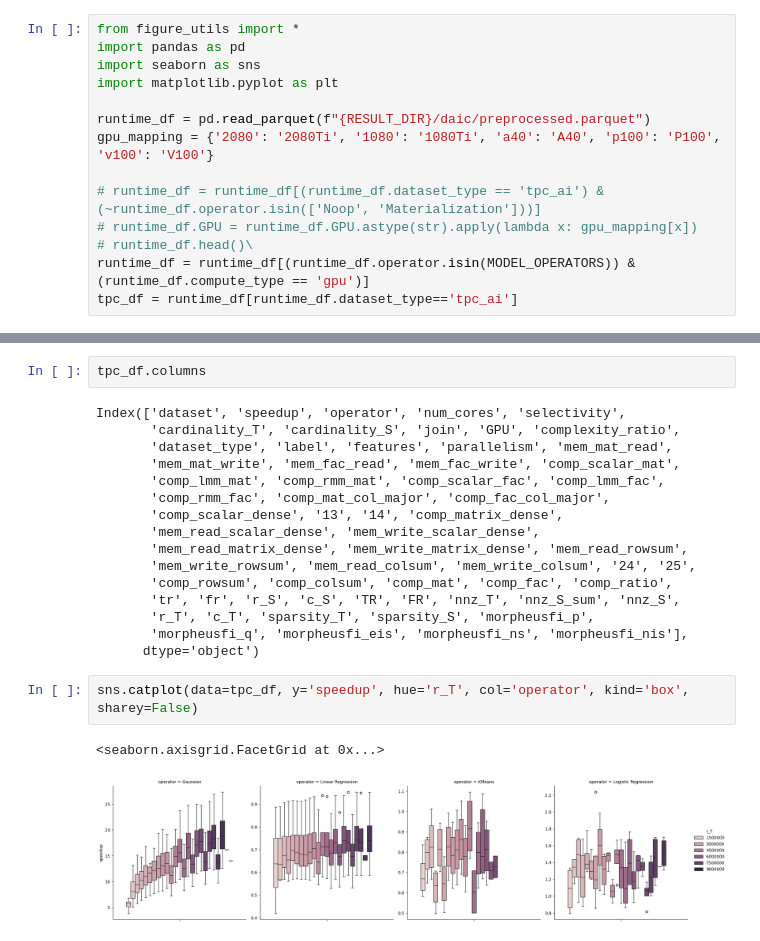
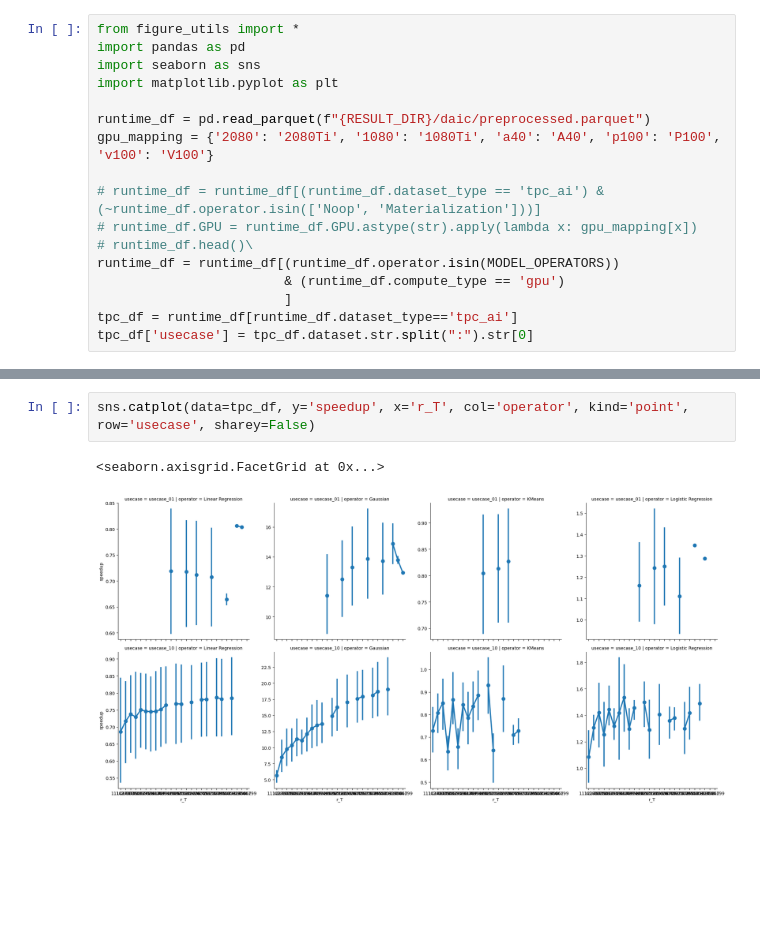
Before and after one commit to ptemarvelde/msc-thesis-figures, a Jupyter notebook: cost-estimation/tpc.ipynb, the cells around one changed output, grey strips where cells are left out. Cells and saved outputs as stored; diff of their text form; blank space fills up the shorter version.

Commit message:
more updates to copm ratio perf ratio motivation figure

```diff
--- a/cost-estimation/tpc.ipynb
+++ b/cost-estimation/tpc.ipynb
@@ -10,8 +10,11 @@ gpu_mapping = {'2080': '2080Ti', '1080': '1080Ti', 'a40': 'A40', 'p100': 'P100',
 # runtime_df = runtime_df[(runtime_df.dataset_type == 'tpc_ai') & (~runtime_df.operator.isin(['Noop', 'Materialization']))]
 # runtime_df.GPU = runtime_df.GPU.astype(str).apply(lambda x: gpu_mapping[x])
 # runtime_df.head()\
-runtime_df = runtime_df[(runtime_df.operator.isin(MODEL_OPERATORS)) & (runtime_df.compute_type == 'gpu')]
+runtime_df = runtime_df[(runtime_df.operator.isin(MODEL_OPERATORS))
+                        & (runtime_df.compute_type == 'gpu')
+                        ]
 tpc_df = runtime_df[runtime_df.dataset_type=='tpc_ai']
+tpc_df['usecase'] = tpc_df.dataset.str.split(":").str[0]
 # %%
 fig, ax = plt.subplots(1, 3, figsize=(15, 5))
 for i, dataset_type in enumerate(runtime_df.dataset_type.unique()):
@@ -22,23 +25,5 @@ for i, dataset_type in enumerate(runtime_df.dataset_type.unique()):
-# %%
-tpc_df.columns
-# %% [output]
-Index(['dataset', 'speedup', 'operator', 'num_cores', 'selectivity',
-       'cardinality_T', 'cardinality_S', 'join', 'GPU', 'complexity_ratio',
-       'dataset_type', 'label', 'features', 'parallelism', 'mem_mat_read',
-       'mem_mat_write', 'mem_fac_read', 'mem_fac_write', 'comp_scalar_mat',
-       'comp_lmm_mat', 'comp_rmm_mat', 'comp_scalar_fac', 'comp_lmm_fac',
-       'comp_rmm_fac', 'comp_mat_col_major', 'comp_fac_col_major',
-       'comp_scalar_dense', '13', '14', 'comp_matrix_dense',
-       'mem_read_scalar_dense', 'mem_write_scalar_dense',
-       'mem_read_matrix_dense', 'mem_write_matrix_dense', 'mem_read_rowsum',
-       'mem_write_rowsum', 'mem_read_colsum', 'mem_write_colsum', '24', '25',
-       'comp_rowsum', 'comp_colsum', 'comp_mat', 'comp_fac', 'comp_ratio',
-       'tr', 'fr', 'r_S', 'c_S', 'TR', 'FR', 'nnz_T', 'nnz_S_sum', 'nnz_S',
-       'r_T', 'c_T', 'sparsity_T', 'sparsity_S', 'morpheusfi_p',
-       'morpheusfi_q', 'morpheusfi_eis', 'morpheusfi_ns', 'morpheusfi_nis'],
-      dtype='object')
 # %%
-sns.catplot(data=tpc_df, y='speedup', hue='r_T', col='operator', kind='box', sharey=False)
+sns.catplot(data=tpc_df, y='speedup', x='r_T', col='operator', kind='point', row='usecase', sharey=False)
 # %% [output]
 <seaborn.axisgrid.FacetGrid at 0x...>
-[figure, old version]
+[figure, new version]
```
Also changed, not shown: parts of 3 cells of this notebook, 3 other files.
